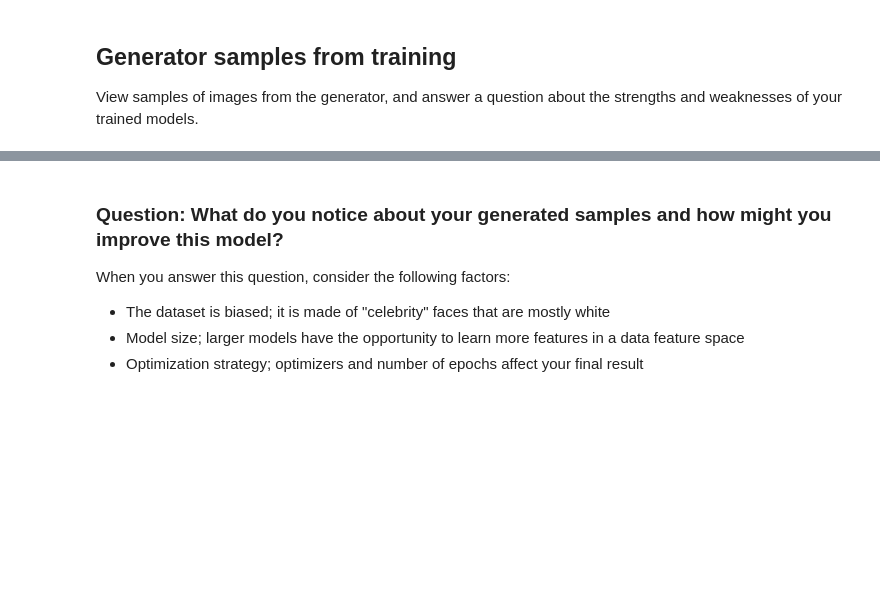
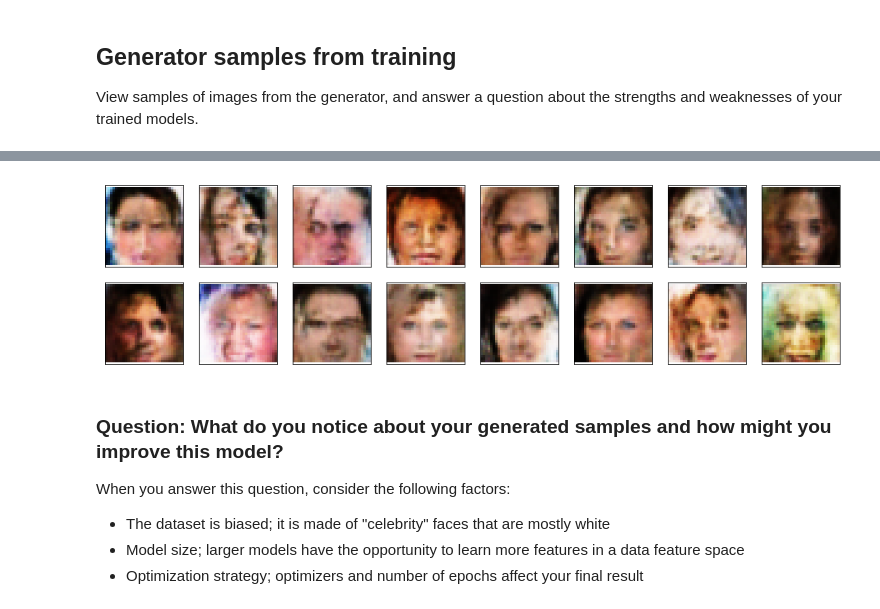
Before and after one commit to Wilbertz/Face-Generation, a Jupyter notebook: dlnd_face_generation.ipynb, the cells around one changed output, grey strips where cells are left out. Saved outputs shown, nothing was run; the diff lists cells and outputs as text; code cells hidden in the pictures; blank space fills up the shorter version.

```diff
--- a/dlnd_face_generation.ipynb
+++ b/dlnd_face_generation.ipynb
@@ -610,3 +666,7 @@ _ = view_samples(-1, samples)
+# %%
+_ = view_samples(0, samples)
+# %% [output]
+[figure, added]
 # %% [markdown]
 ### Question: What do you notice about your generated samples and how might you improve this model?
 When you answer this question, consider the following factors:
```
Also changed, not shown: parts of 15 cells of this notebook.
